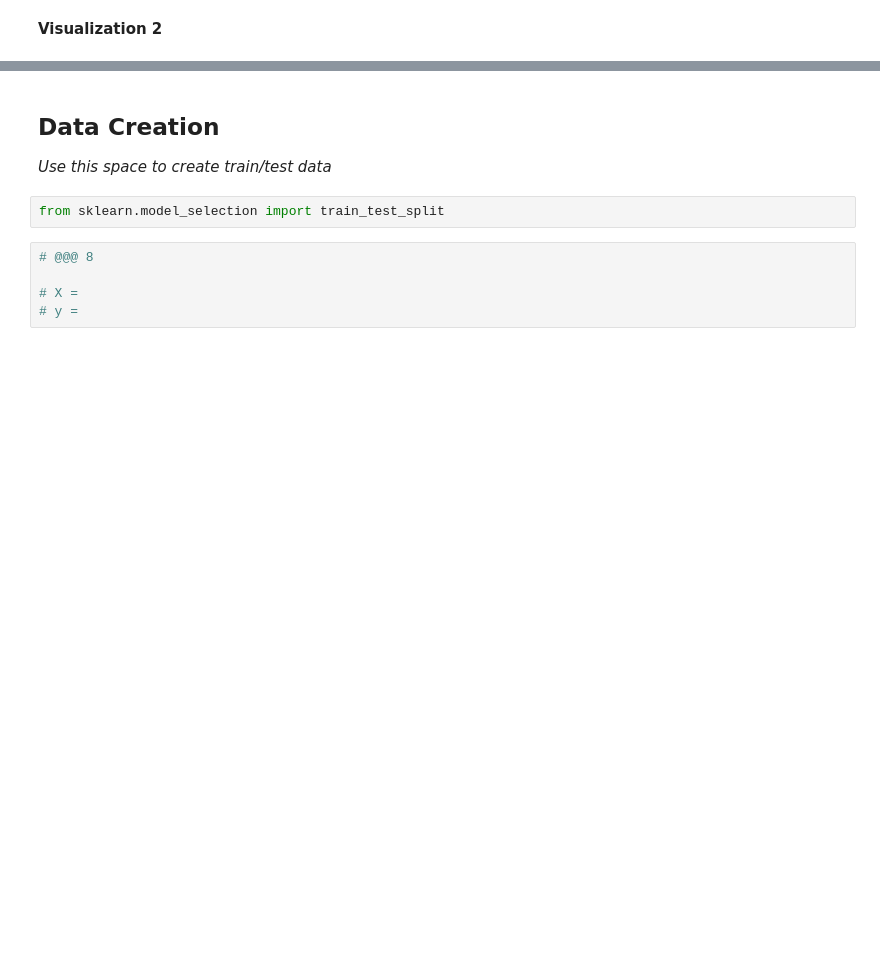
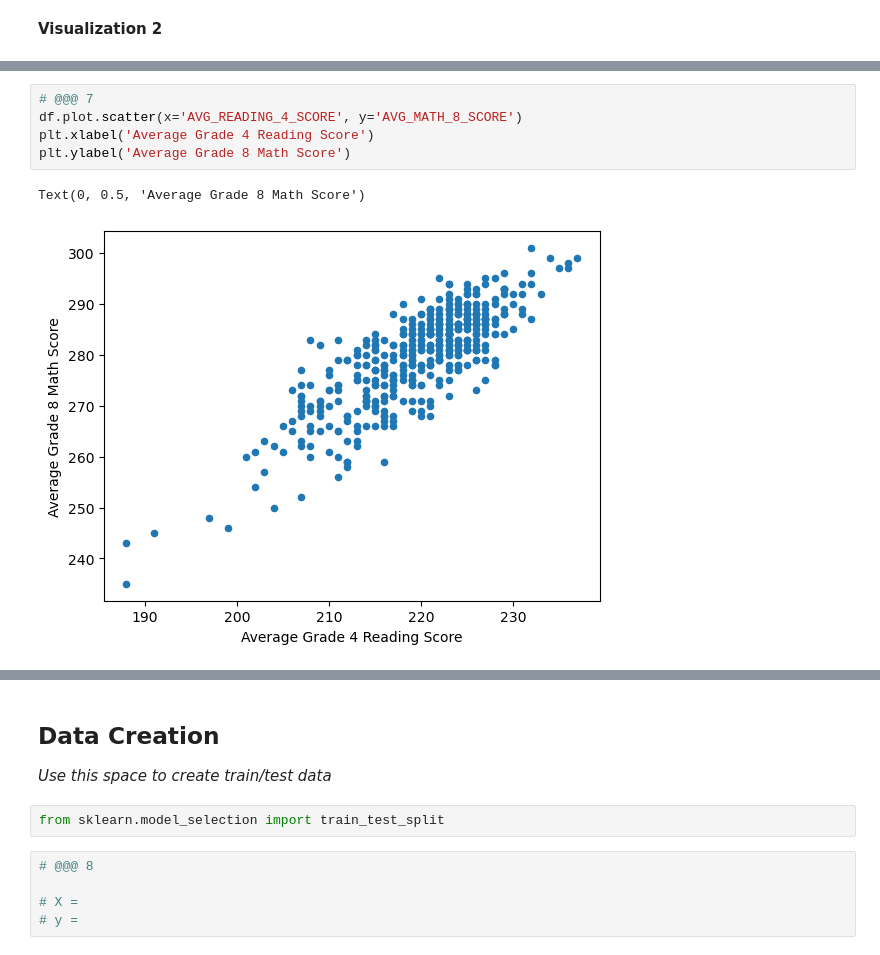
Before and after one commit to zacharyl11/MDST-Onboarding-Zachary-Lin, a Jupyter notebook: tutorial1/checkpoint1.ipynb, the cells around one changed output, grey strips where cells are left out. Cells and saved outputs as stored; diff of their text form; blank space fills up the shorter version.

```diff
--- a/tutorial1/checkpoint1.ipynb
+++ b/tutorial1/checkpoint1.ipynb
@@ -89,0 +212,8 @@ Investigate the relationship between your chosen response variable and at least
+# %%
+# @@@ 7
+df.plot.scatter(x='AVG_READING_4_SCORE', y='AVG_MATH_8_SCORE')
+plt.xlabel('Average Grade 4 Reading Score')
+plt.ylabel('Average Grade 8 Math Score')
+# %% [output]
+Text(0, 0.5, 'Average Grade 8 Math Score')
+[figure, added]
```
Also changed, not shown: parts of 23 cells of this notebook.
